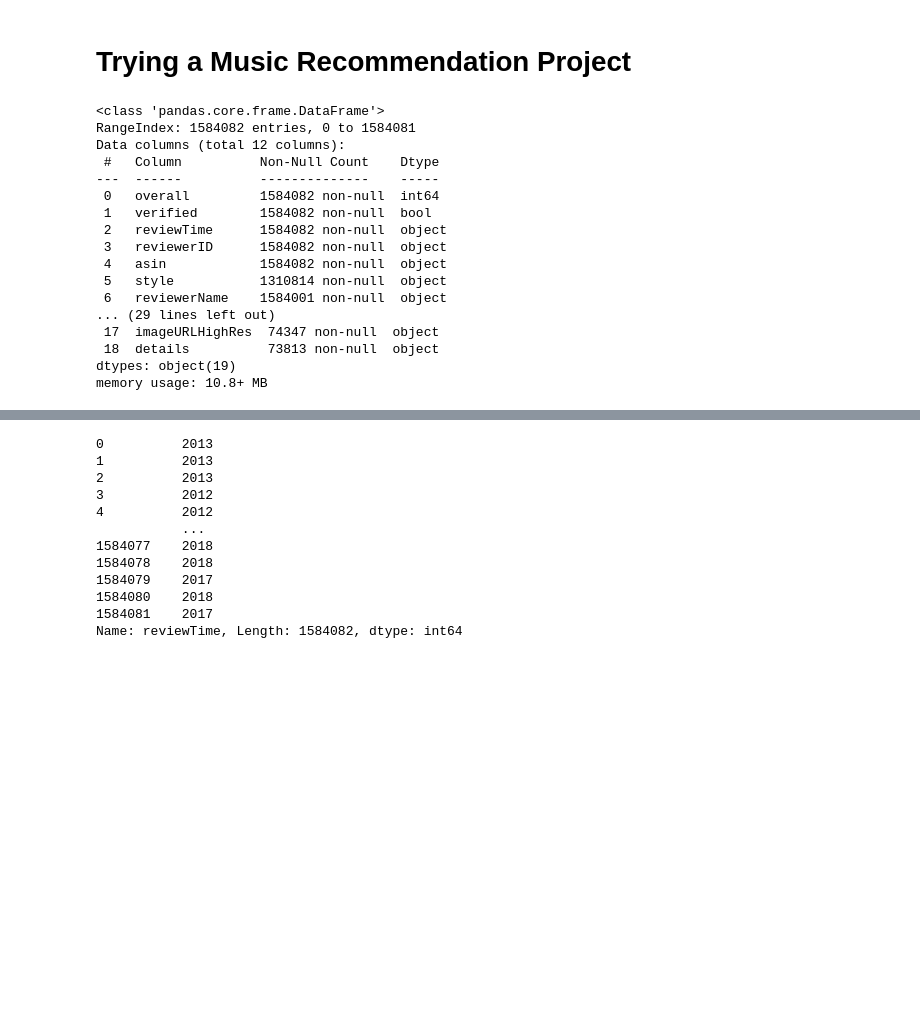
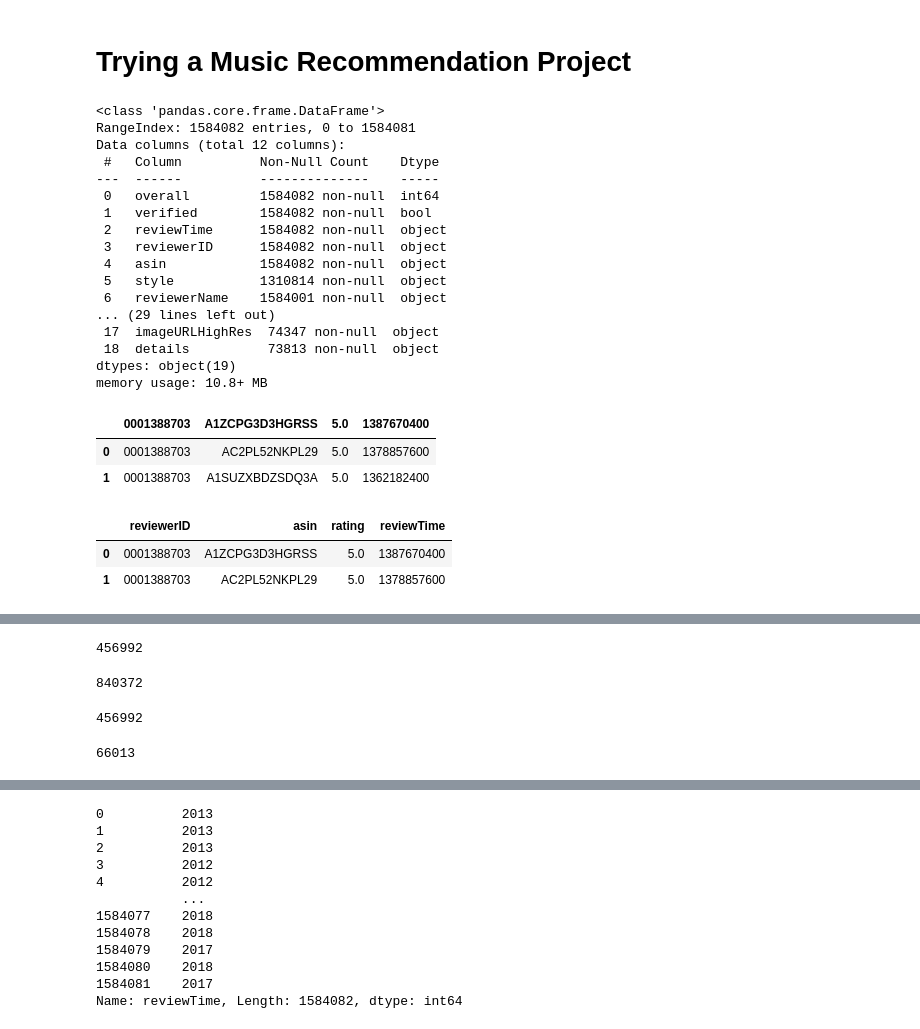
Before and after one commit to mequanent/Recommendation-System-Exercises, a Jupyter notebook: Music Recommendation.ipynb, the cells around one changed output, grey strips where cells are left out. Drawn from its saved outputs; the diff is of its cells as text; code cells hidden in the pictures; blank space fills up the shorter version.

```diff
--- a/Music Recommendation.ipynb
+++ b/Music Recommendation.ipynb
@@ -10,33 +10,49 @@ source = "http://deepyeti.ucsd.edu/jianmo/amazon/index.html" # 2018 version
 main_source = "https://nijianmo.github.io/amazon/index.html"
 
 metaurl = "http://deepyeti.ucsd.edu/jianmo/amazon/metaFiles2/meta_Digital_Music.json.gz"
 reviewurl = "http://deepyeti.ucsd.edu/jianmo/amazon/categoryFiles/Digital_Music.json.gz"
+ratingurl = "http://deepyeti.ucsd.edu/jianmo/amazon/categoryFilesSmall/Digital_Music.csv"
+
+columns = ['reviewerID', 'asin', 'rating', 'reviewTime']
+rating = pd.read_csv(ratingurl, header = None)
+rating.columns = columns
+
 meta = pd.read_json(metaurl, lines = True)
 review = pd.read_json(reviewurl, lines = True)
 
 meta.head(2)
 meta.shape
 review.head(2)
 review.info()
 meta.info()
+rating.head(2)
 # %% [output]
 <class 'pandas.core.frame.DataFrame'>
 RangeIndex: 1584082 entries, 0 to 1584081
 Data columns (total 12 columns):
  #   Column          Non-Null Count    Dtype
 ---  ------          --------------    -----
  0   overall         1584082 non-null  int64
  1   verified        1584082 non-null  bool
  2   reviewTime      1584082 non-null  object
  3   reviewerID      1584082 non-null  object
  4   asin            1584082 non-null  object
  5   style           1310814 non-null  object
  6   reviewerName    1584001 non-null  object
 ... (29 lines left out)
  17  imageURLHighRes  74347 non-null  object
  18  details          73813 non-null  object
 dtypes: object(19)
 memory usage: 10.8+ MB
+|  | 0001388703 | A1ZCPG3D3HGRSS | 5.0 | 1387670400 |
+| 0 | 0001388703 | AC2PL52NKPL29 | 5.0 | 1378857600 |
+| 1 | 0001388703 | A1SUZXBDZSDQ3A | 5.0 | 1362182400 |
+# %%
+rating.head(2)
+# %% [output]
+|  | reviewerID | asin | rating | reviewTime |
+| 0 | 0001388703 | A1ZCPG3D3HGRSS | 5.0 | 1387670400 |
+| 1 | 0001388703 | AC2PL52NKPL29 | 5.0 | 1378857600 |
 # %%
 #print(meta.head(2))
 #print(review.head(2))
@@ -45,3 +61,19 @@ meta.head(2)
 |  | category | tech1 | description | fit | title | also_buy | tech2 | brand | feature | rank | ... |
 | 0 | [] |  | [] |  | Master Collection Volume One | [B000002UEN, B000008LD5, B01J804J... |  | John Michael Talbot | [] | 58,291 in CDs & Vinyl ( | ... |
 | 1 | [] |  | [] |  | Hymns Collection: Hymns 1 &amp; 2 | [5558154950, B00014K5V4] |  | Second Chapter of Acts | [] | 93,164 in CDs & Vinyl ( | ... |
+# %%
+rating.reviewerID.nunique()
+# %% [output]
+456992
+# %%
+rating.asin.nunique()
+# %% [output]
+840372
+# %%
+review.asin.nunique()
+# %% [output]
+456992
+# %%
+meta.asin.nunique()
+# %% [output]
+66013
```
Also changed, not shown: parts of 2 cells of this notebook.
